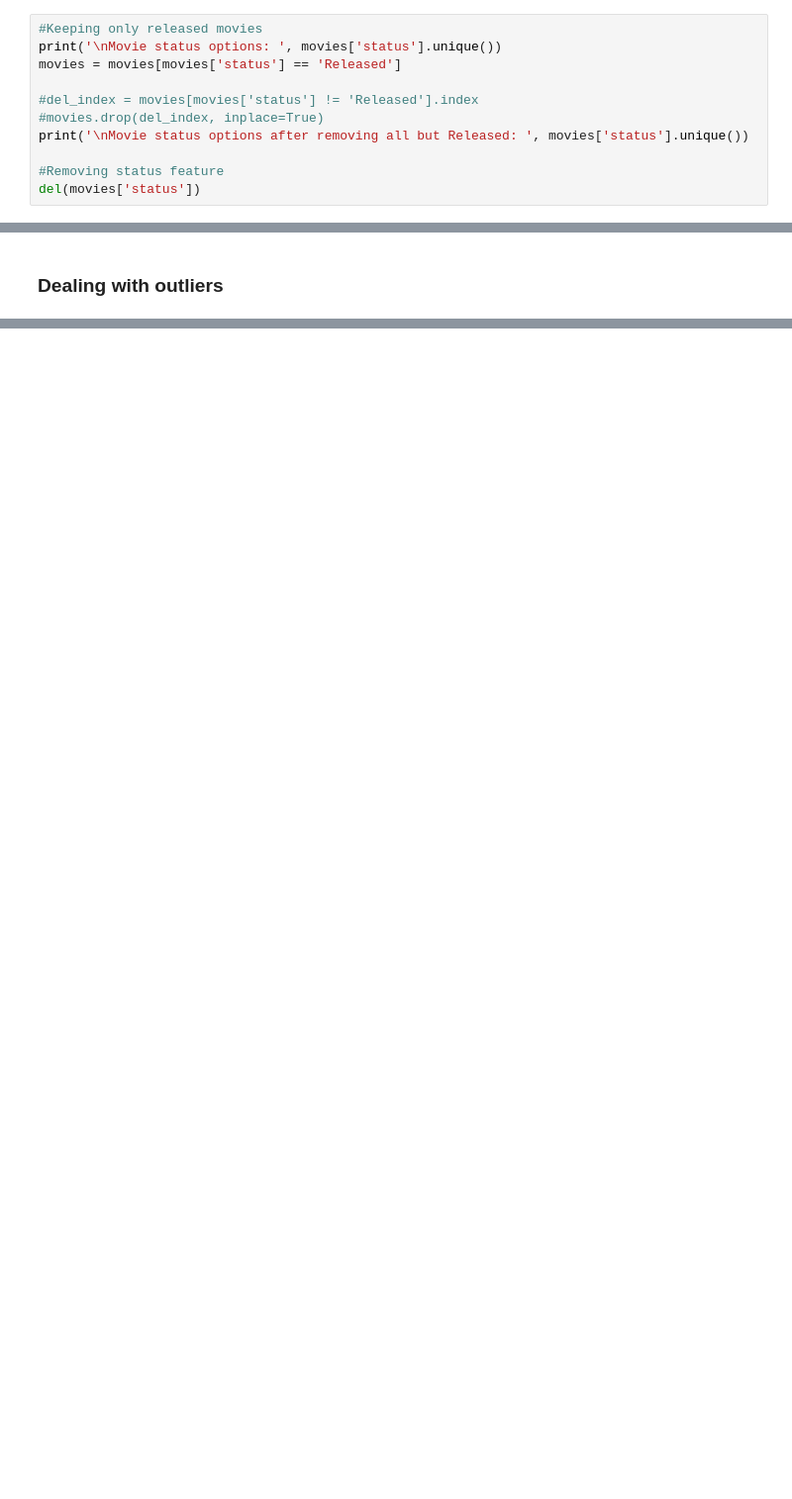
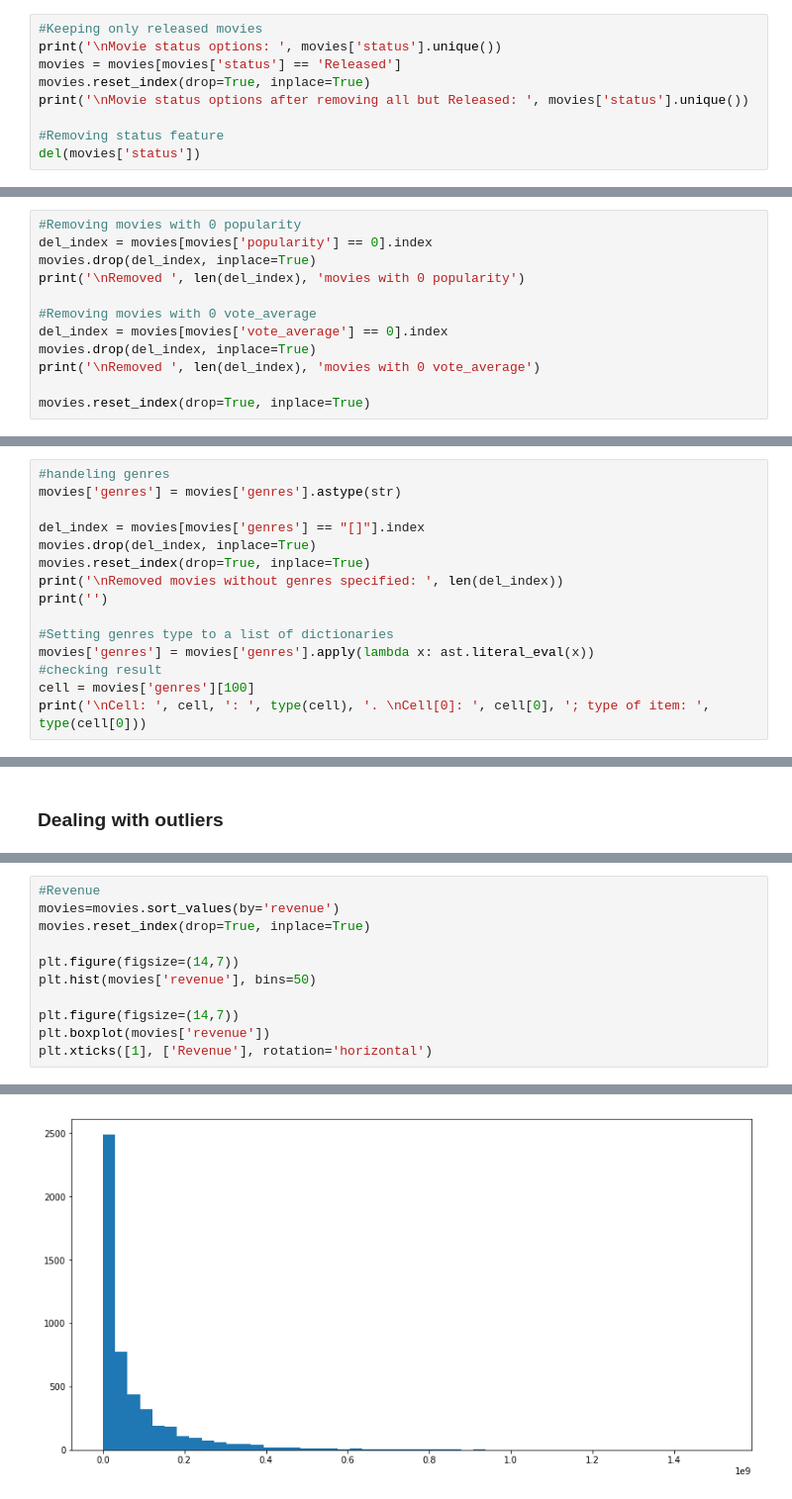
Before and after one commit to nastazya/Movies-analytics, a Jupyter notebook: data-wrangling.ipynb, the cells around one changed output, grey strips where cells are left out. Shown at 99% size. Cells and saved outputs as stored; diff of their text form; blank space fills up the shorter version.

Commit message:
Budget and Revenue outliers, Set a list of dict

```diff
--- a/data-wrangling.ipynb
+++ b/data-wrangling.ipynb
@@ -235,9 +241,7 @@ Removed  3400 movies with 0 revenue
 #Keeping only released movies
 print('\nMovie status options: ', movies['status'].unique())
 movies = movies[movies['status'] == 'Released']
-
-#del_index = movies[movies['status'] != 'Released'].index
-#movies.drop(del_index, inplace=True)
+movies.reset_index(drop=True, inplace=True)
 print('\nMovie status options after removing all but Released: ', movies['status'].unique())
 
 #Removing status feature
@@ -255,0 +253,12 @@ Type of release date:
+# %%
+#Removing movies with 0 popularity
+del_index = movies[movies['popularity'] == 0].index
+movies.drop(del_index, inplace=True)
+print('\nRemoved ', len(del_index), 'movies with 0 popularity')
+
+#Removing movies with 0 vote_average
+del_index = movies[movies['vote_average'] == 0].index
+movies.drop(del_index, inplace=True)
+print('\nRemoved ', len(del_index), 'movies with 0 vote_average')
+
+movies.reset_index(drop=True, inplace=True)
@@ -277,0 +290,15 @@ print(movies.describe())
+# %%
+#handeling genres
+movies['genres'] = movies['genres'].astype(str)
+
+del_index = movies[movies['genres'] == "[]"].index
+movies.drop(del_index, inplace=True)
+movies.reset_index(drop=True, inplace=True)
+print('\nRemoved movies without genres specified: ', len(del_index))
+print('')
+
+#Setting genres type to a list of dictionaries
+movies['genres'] = movies['genres'].apply(lambda x: ast.literal_eval(x))
+#checking result
+cell = movies['genres'][100]
+print('\nCell: ', cell, ': ', type(cell), '. \nCell[0]: ', cell[0], '; type of item: ', type(cell[0]))
@@ -328,0 +426,12 @@ print('Count rows:', movies['budget'].count())
+# %%
+#Revenue
+movies=movies.sort_values(by='revenue')
+movies.reset_index(drop=True, inplace=True)
+
+plt.figure(figsize=(14,7))
+plt.hist(movies['revenue'], bins=50)
+
+plt.figure(figsize=(14,7))
+plt.boxplot(movies['revenue'])
+plt.xticks([1], ['Revenue'], rotation='horizontal')
+# %% [output]
@@ -328,0 +440 @@ print('Count rows:', movies['budget'].count())
+[figure, added]
```
Also changed, not shown: parts of 21 cells of this notebook.
